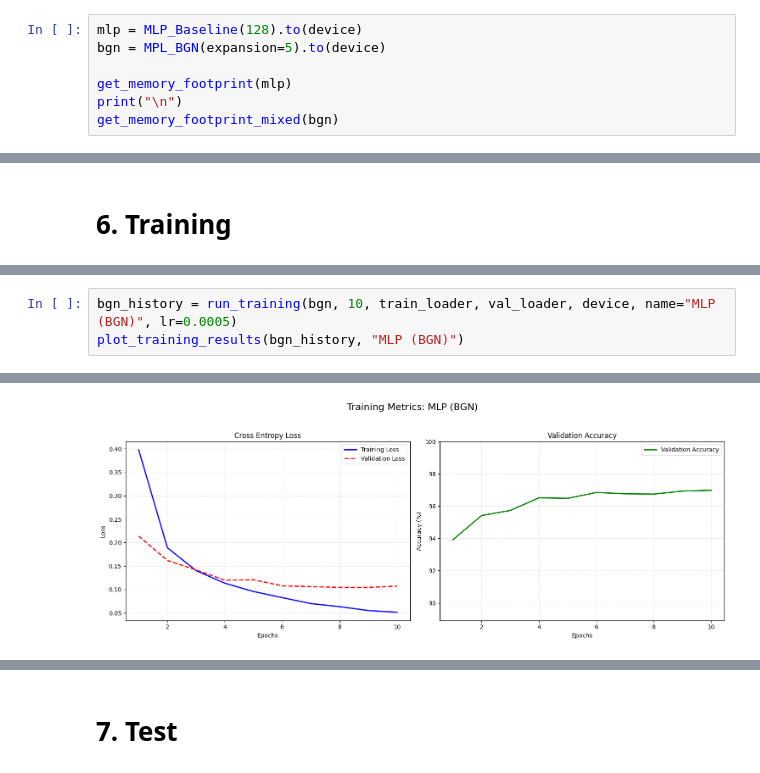
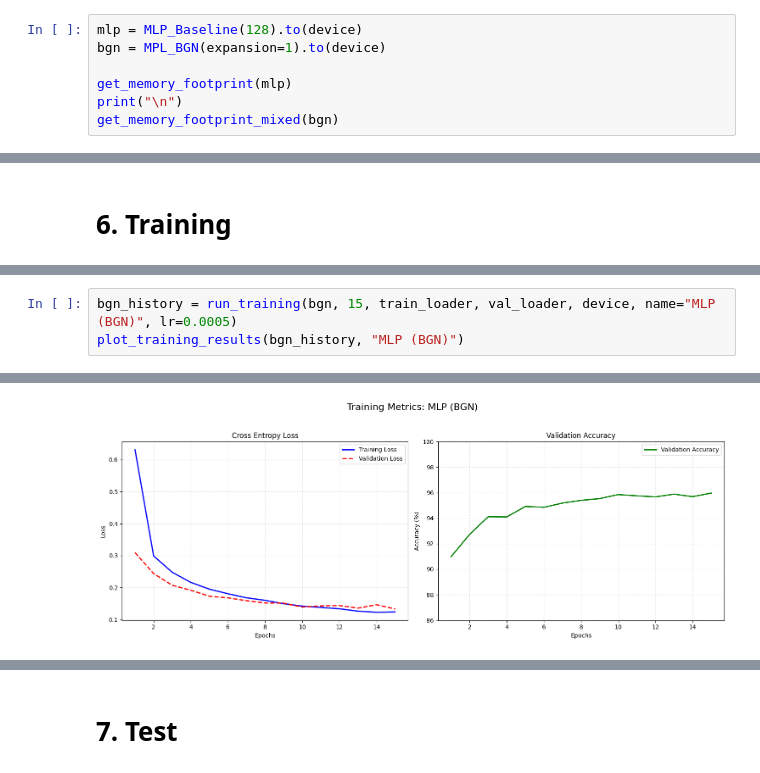
Before and after one commit to gleissonbezerra/FPGA, a Jupyter notebook: 25.2/6.IA/BGN/MLP-BGN.ipynb, the cells around one changed output, grey strips where cells are left out. Drawn from its saved outputs; the diff is of its cells as text.

```diff
--- a/25.2/6.IA/BGN/MLP-BGN.ipynb
+++ b/25.2/6.IA/BGN/MLP-BGN.ipynb
@@ -564,7 +564,7 @@ Test samples: 10000
 # 5. Models
 # %%
 mlp = MLP_Baseline(128).to(device)
-bgn = MPL_BGN(expansion=5).to(device)
+bgn = MPL_BGN(expansion=1).to(device)
 
 get_memory_footprint(mlp)
 print("\n")
@@ -607,5 +607,5 @@ Epoch 10/10 | Train Loss: 0.0252 | Val Loss: 0.0838 | Val Acc: 97.38%
 # %%
-bgn_history = run_training(bgn, 10, train_loader, val_loader, device, name="MLP (BGN)", lr=0.0005)
+bgn_history = run_training(bgn, 15, train_loader, val_loader, device, name="MLP (BGN)", lr=0.0005)
 plot_training_results(bgn_history, "MLP (BGN)")
 # %% [output]
 >>> Training: MLP (BGN)
@@ -622,2 +627,2 @@ Epoch 10/10 | Train Loss: 0.0515 | Val Loss: 0.1073 | Val Acc: 96.98%
-[figure, old version]
+[figure, new version]
 # %%
```
Also changed, not shown: parts of 9 cells of this notebook, 1 other file.
